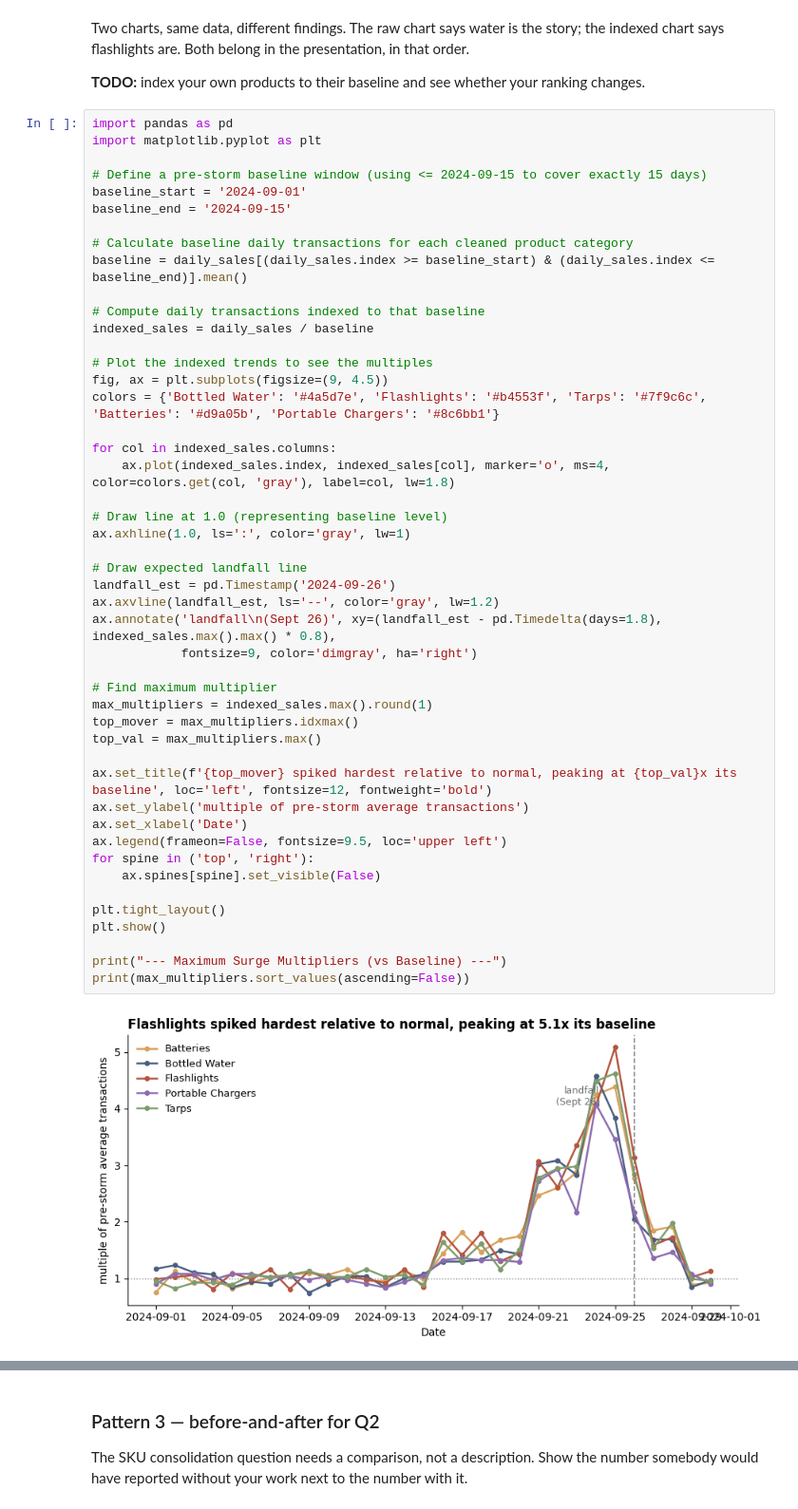
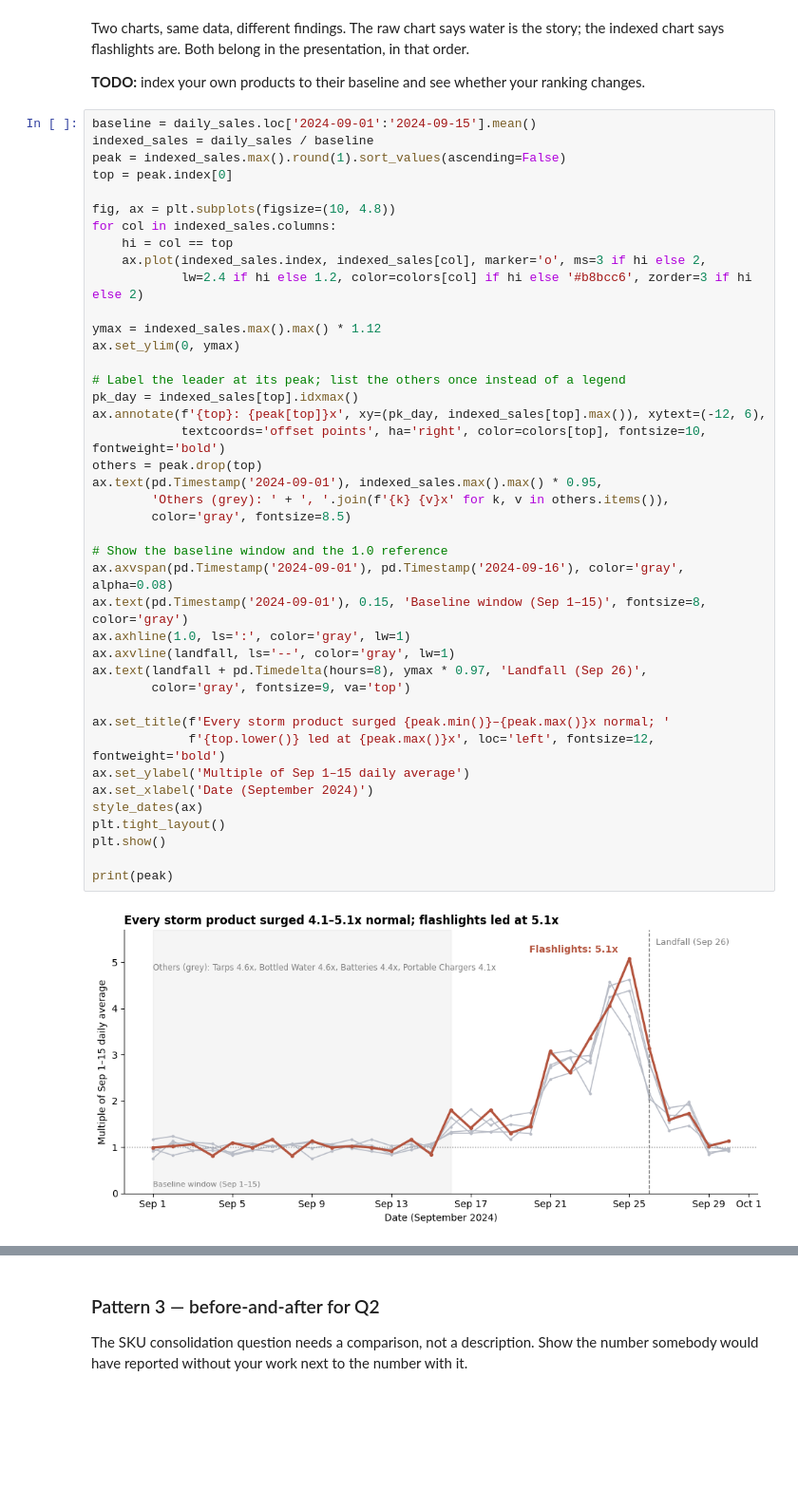
Before and after one commit to karen-tran08/walmart-hurricane-project, a Jupyter notebook: notebooks/06-midterm-walmart/2026-10-28 — Midterm Clinic Analysis and Charts — Studio.ipynb, the cells around one changed output, grey strips where cells are left out. Shown at 95% size. Drawn from its saved outputs; the diff is of its cells as text; blank space fills up the shorter version.

```diff
--- a/notebooks/06-midterm-walmart/2026-10-28 — Midterm Clinic Analysis and Charts — Studio.ipynb
+++ b/notebooks/06-midterm-walmart/2026-10-28 — Midterm Clinic Analysis and Charts — Studio.ipynb
@@ -178,51 +187,45 @@ Two charts, same data, different findings. The raw chart says water is the story
 
 **TODO:** index your own products to their baseline and see whether your ranking changes.
 # %%
-import pandas as pd
-import matplotlib.pyplot as plt
+baseline = daily_sales.loc['2024-09-01':'2024-09-15'].mean()
+indexed_sales = daily_sales / baseline
+peak = indexed_sales.max().round(1).sort_values(ascending=False)
+top = peak.index[0]
 
-# Define a pre-storm baseline window (using <= 2024-09-15 to cover exactly 15 days)
-baseline_start = '2024-09-01'
-baseline_end = '2024-09-15'
+fig, ax = plt.subplots(figsize=(10, 4.8))
+for col in indexed_sales.columns:
+    hi = col == top
+    ax.plot(indexed_sales.index, indexed_sales[col], marker='o', ms=3 if hi else 2,
+            lw=2.4 if hi else 1.2, color=colors[col] if hi else '#b8bcc6', zorder=3 if hi else 2)
 
-# Calculate baseline daily transactions for each cleaned product category
-baseline = daily_sales[(daily_sales.index >= baseline_start) & (daily_sales.index <= baseline_end)].mean()
+ymax = indexed_sales.max().max() * 1.12
+ax.set_ylim(0, ymax)
 
-# Compute daily transactions indexed to that baseline
-indexed_sales = daily_sales / baseline
+# Label the leader at its peak; list the others once instead of a legend
+pk_day = indexed_sales[top].idxmax()
+ax.annotate(f'{top}: {peak[top]}x', xy=(pk_day, indexed_sales[top].max()), xytext=(-12, 6),
+            textcoords='offset points', ha='right', color=colors[top], fontsize=10, fontweight='bold')
+others = peak.drop(top)
+ax.text(pd.Timestamp('2024-09-01'), indexed_sales.max().max() * 0.95,
+        'Others (grey): ' + ', '.join(f'{k} {v}x' for k, v in others.items()),
+        color='gray', fontsize=8.5)
 
-# Plot the indexed trends to see the multiples
-fig, ax = plt.subplots(figsize=(9, 4.5))
-colors = {'Bottled Water': '#4a5d7e', 'Flashlights': '#b4553f', 'Tarps': '#7f9c6c', 'Batteries': '#d9a05b', 'Portable Chargers': '#8c6bb1'}
+# Show the baseline window and the 1.0 reference
+ax.axvspan(pd.Timestamp('2024-09-01'), pd.Timestamp('2024-09-16'), color='gray', alpha=0.08)
+ax.text(pd.Timestamp('2024-09-01'), 0.15, 'Baseline window (Sep 1–15)', fontsize=8, color='gray')
+ax.axhline(1.0, ls=':', color='gray', lw=1)
+ax.axvline(landfall, ls='--', color='gray', lw=1)
+ax.text(landfall + pd.Timedelta(hours=8), ymax * 0.97, 'Landfall (Sep 26)',
+        color='gray', fontsize=9, va='top')
 
-for col in indexed_sales.columns:
-    ax.plot(indexed_sales.index, indexed_sales[col], marker='o', ms=4, color=colors.get(col, 'gray'), label=col, lw=1.8)
-
-# Draw line at 1.0 (representing baseline level)
-ax.axhline(1.0, ls=':', color='gray', lw=1)
-
-# Draw expected landfall line
-landfall_est = pd.Timestamp('2024-09-26')
-ax.axvline(landfall_est, ls='--', color='gray', lw=1.2)
-ax.annotate('landfall\n(Sept 26)', xy=(landfall_est - pd.Timedelta(days=1.8), indexed_sales.max().max() * 0.8),
-            fontsize=9, color='dimgray', ha='right')
-
-# Find maximum multiplier
-max_multipliers = indexed_sales.max().round(1)
-top_mover = max_multipliers.idxmax()
-top_val = max_multipliers.max()
-
-ax.set_title(f'{top_mover} spiked hardest relative to normal, peaking at {top_val}x its baseline', loc='left', fontsize=12, fontweight='bold')
-ax.set_ylabel('multiple of pre-storm average transactions')
-ax.set_xlabel('Date')
-ax.legend(frameon=False, fontsize=9.5, loc='upper left')
-for spine in ('top', 'right'):
-    ax.spines[spine].set_visible(False)
-
+ax.set_title(f'Every storm product surged {peak.min()}–{peak.max()}x normal; '
+             f'{top.lower()} led at {peak.max()}x', loc='left', fontsize=12, fontweight='bold')
+ax.set_ylabel('Multiple of Sep 1–15 daily average')
+ax.set_xlabel('Date (September 2024)')
+style_dates(ax)
 plt.tight_layout()
 plt.show()
 
-print("--- Maximum Surge Multipliers (vs Baseline) ---")
-print(max_multipliers.sort_values(ascending=False))
+print(peak)
 # %% [output]
-[figure, old version]
+[figure, new version]
```
Also changed, not shown: parts of 4 cells of this notebook.
